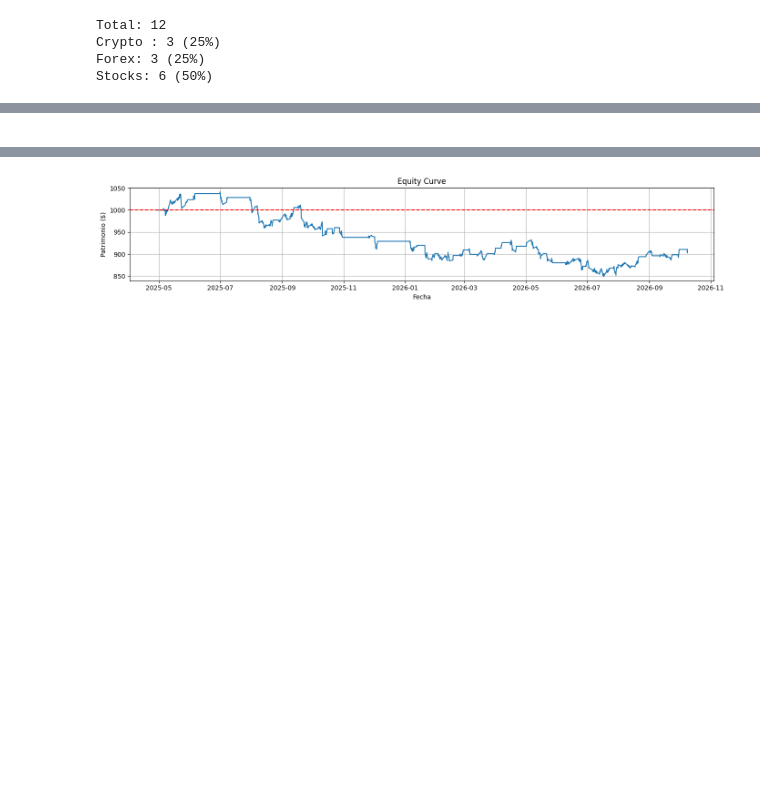
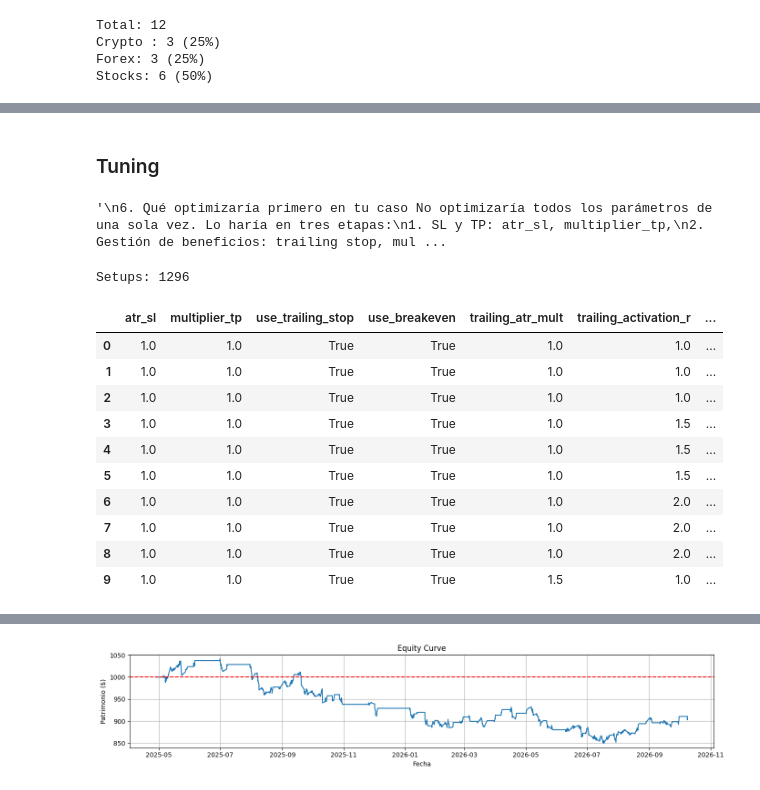
Before and after one commit to josebrx99/python, a Jupyter notebook: trading/engine/backtester.ipynb, the cells around one changed output, grey strips where cells are left out. Drawn from its saved outputs; the diff is of its cells as text; code cells hidden in the pictures; blank space fills up the shorter version.

```diff
--- a/trading/engine/backtester.ipynb
+++ b/trading/engine/backtester.ipynb
@@ -238,2 +182,68 @@ equity
 # %% [markdown]
-<!-- ## Graphs -->
+### Tuning
+# %%
+"""
+6. Qué optimizaría primero en tu caso No optimizaría todos los parámetros de una sola vez. Lo haría en tres etapas:
+1. SL y TP: atr_sl, multiplier_tp,
+2. Gestión de beneficios: trailing stop, multiplicador ATR y activación.
+3. Breakeven: activación y compatibilidad con trailing.
+
+
+Parámetro	Valores iniciales
+atr_sl	1.0, 1.5, 2.0, 2.5, 3.0
+multiplier_tp	1.0, 1.5, 2.0, 2.5, 3.0
+use_trailing_stop	False, True
+trailing_atr_mult	1.0, 1.5, 2.0
+trailing_activation_r	1.0, 1.5, 2.0, 2.5, 3.0
+use_breakeven	False, True
+breakeven_trigger_r	1.0, 1.5, 2.0, 2.5, 3.0
+"""
+# %% [output]
+'\n6. Qué optimizaría primero en tu caso No optimizaría todos los parámetros de una sola vez. Lo haría en tres etapas:\n1. SL y TP: atr_sl, multiplier_tp,\n2. Gestión de beneficios: trailing stop, mul ...
+# %%
+def build_param_grid():
+    grid = []
+    for atr_sl in [1, 1.5, 2, 2.5]:
+        for tp in [1, 1.5, 2, 2.5]:
+            for use_trailing_stop in [True, False]:
+                for use_breakeven in [True, False]:
+                    for trailing_atr_mult in [1, 1.5, 2]:
+                        for trailing_activation_r in [1, 1.5, 2]:
+                            for breakeven_trigger_r in [1, 1.5, 2]:
+
+                                # Evita activar dos mecanismos de gestión en configuraciones que todavía no quieres explorar.
+                                if use_breakeven and not use_trailing_stop:
+                                    continue
+
+                                else:
+                                    params = {
+                                        "atr_sl": atr_sl,
+                                        "multiplier_tp": tp,
+                                        "use_trailing_stop": use_trailing_stop,
+                                        "use_breakeven": use_breakeven,
+                                        "trailing_atr_mult": trailing_atr_mult,
+                                        "trailing_activation_r": trailing_activation_r,
+                                        "breakeven_trigger_r": breakeven_trigger_r
+                                    }
+
+                                    grid.append(params)
+    return grid
+
+param_grid = build_param_grid()
+param_grid = pd.DataFrame(param_grid).drop_duplicates()
+
+print("Setups:", len(param_grid))
+param_grid.head(10)
+# %% [output]
+Setups: 1296
+|  | atr_sl | multiplier_tp | use_trailing_stop | use_breakeven | trailing_atr_mult | trailing_activation_r | ... |
+| 0 | 1.0 | 1.0 | True | True | 1.0 | 1.0 | ... |
+| 1 | 1.0 | 1.0 | True | True | 1.0 | 1.0 | ... |
+| 2 | 1.0 | 1.0 | True | True | 1.0 | 1.0 | ... |
+| 3 | 1.0 | 1.0 | True | True | 1.0 | 1.5 | ... |
+| 4 | 1.0 | 1.0 | True | True | 1.0 | 1.5 | ... |
+| 5 | 1.0 | 1.0 | True | True | 1.0 | 1.5 | ... |
+| 6 | 1.0 | 1.0 | True | True | 1.0 | 2.0 | ... |
+| 7 | 1.0 | 1.0 | True | True | 1.0 | 2.0 | ... |
+| 8 | 1.0 | 1.0 | True | True | 1.0 | 2.0 | ... |
+| 9 | 1.0 | 1.0 | True | True | 1.5 | 1.0 | ... |
```
Also changed, not shown: parts of 14 cells of this notebook, 4 other files.
